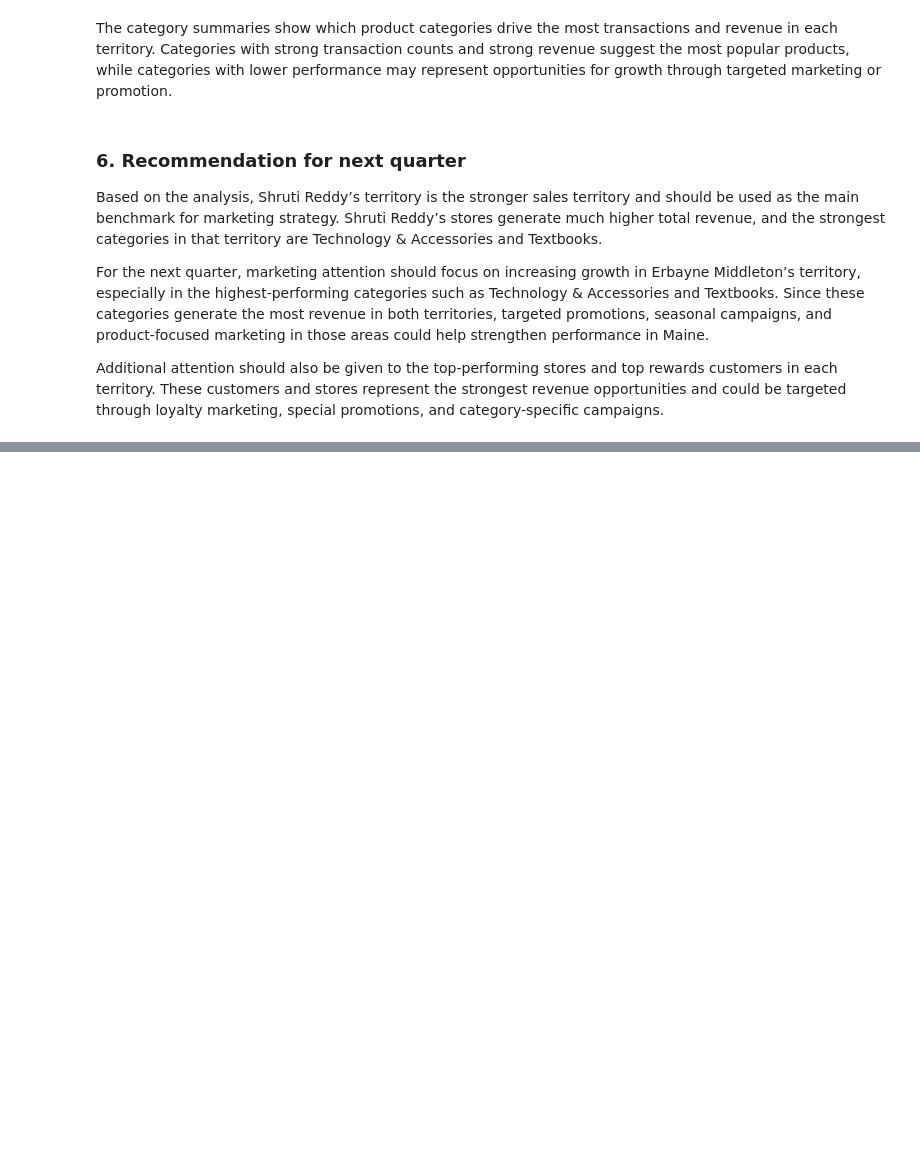
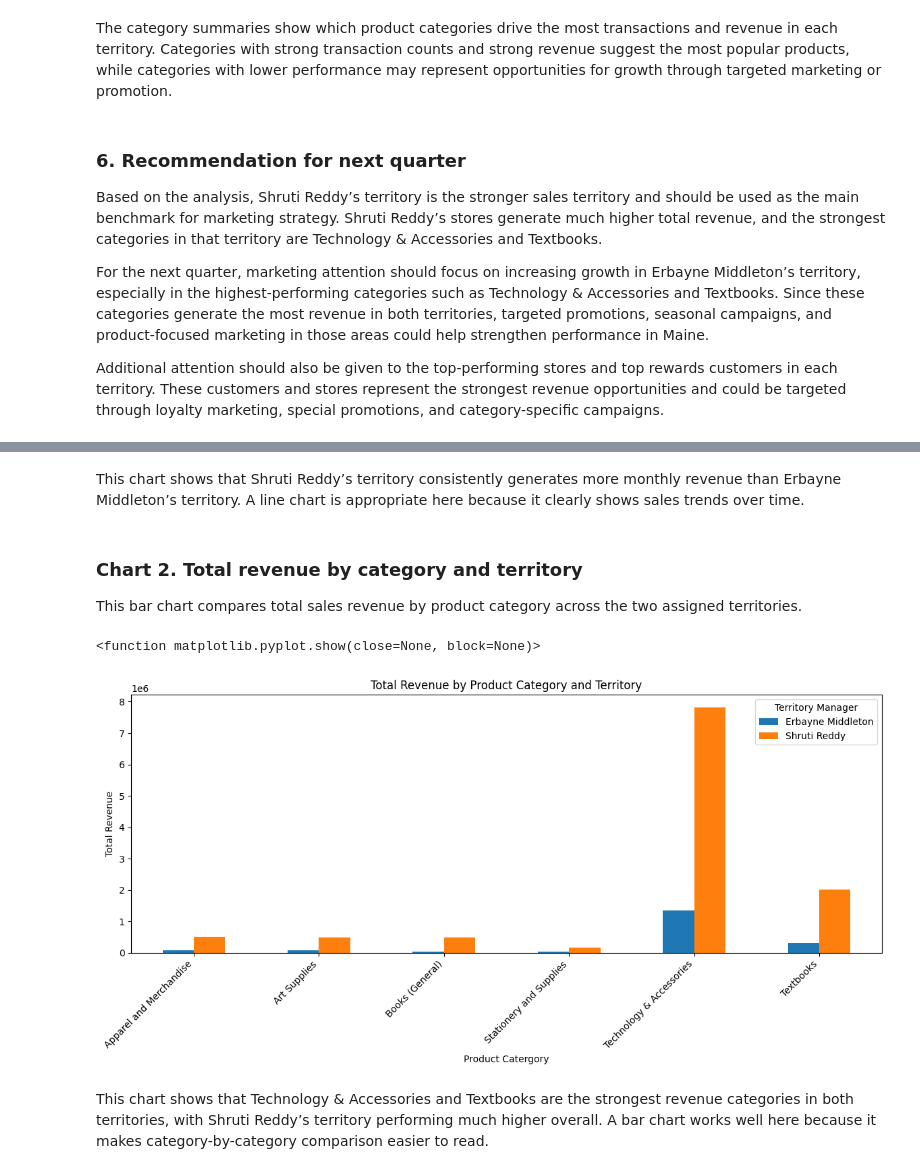
Before and after one commit to minasaeday14/Capstone-2, a Jupyter notebook: Saeday_sales_analysis.ipynb, the cells around one changed output, grey strips where cells are left out. Saved outputs shown, nothing was run; the diff lists cells and outputs as text; code cells hidden in the pictures; blank space fills up the shorter version.

```diff
--- a/Saeday_sales_analysis.ipynb
+++ b/Saeday_sales_analysis.ipynb
@@ -366,0 +420,25 @@ Additional attention should also be given to the top-performing stores and top r
+# %% [markdown]
+This chart shows that Shruti Reddy’s territory consistently generates more monthly revenue than Erbayne Middleton’s territory. A line chart is appropriate here because it clearly shows sales trends over time.
+# %% [markdown]
+### Chart 2. Total revenue by category and territory
+This bar chart compares total sales revenue by product category across the two assigned territories.
+# %%
+category_pivot = category_summary.pivot(
+    index="Category",
+    columns="Territory Manager",
+    values="total_revenue"
+)
+
+category_pivot.plot(kind="bar", figsize=(12,6))
+plt.title("Total Revenue by Product Category and Territory")
+plt.xlabel("Product Catergory")
+plt.ylabel("Total Revenue")
+plt.xticks(rotation=45, ha="right")
+plt.legend(title="Territory Manager")
+plt.tight_layout()
+plt.show()
+# %% [output]
+<function matplotlib.pyplot.show(close=None, block=None)>
+[figure, added]
+# %% [markdown]
+This chart shows that Technology & Accessories and Textbooks are the strongest revenue categories in both territories, with Shruti Reddy’s territory performing much higher overall. A bar chart works well here because it makes category-by-category comparison easier to read.
```
Also changed, not shown: parts of 3 cells of this notebook.
